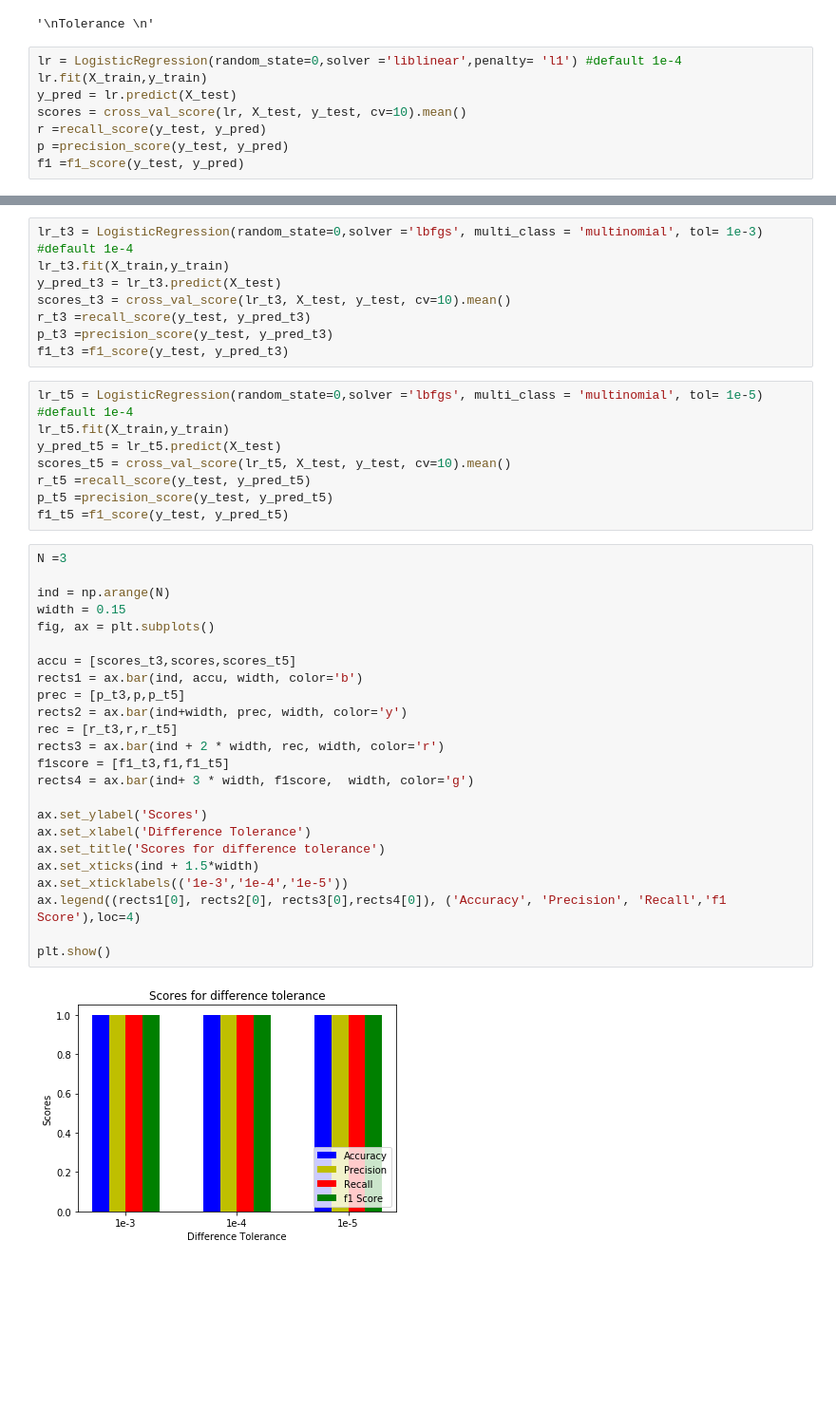
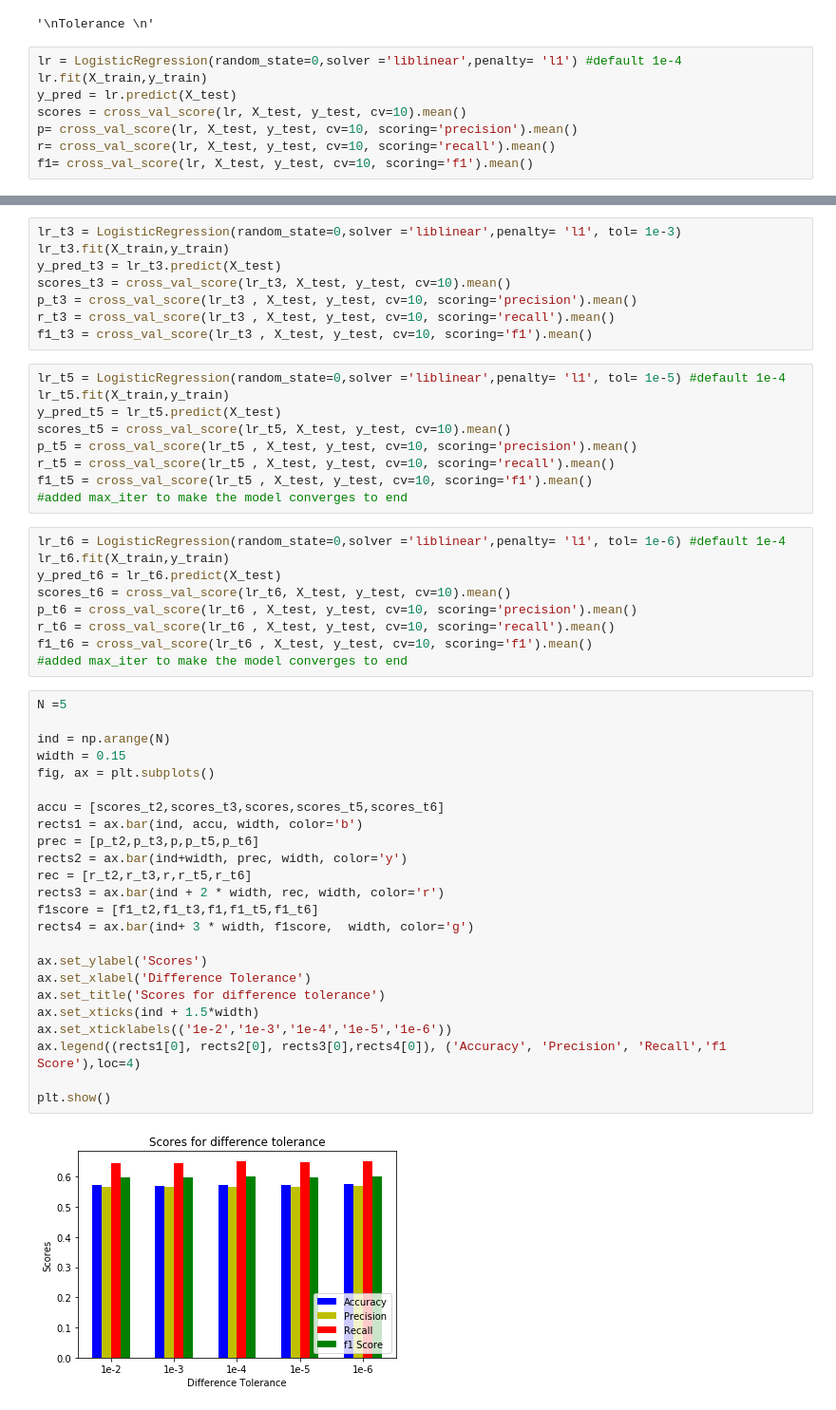
Before and after one commit to ianfawaz/CSCI4502-5502-DataMiningProject, a Jupyter notebook: Classifiers.ipynb, the cells around one changed output, grey strips where cells are left out. Shown at 95% size. Cells and saved outputs as stored; diff of their text form; blank space fills up the shorter version.

```diff
--- a/Classifiers.ipynb
+++ b/Classifiers.ipynb
@@ -194,6 +176,6 @@ lr = LogisticRegression(random_state=0,solver ='liblinear',penalty= 'l1') #defau
 lr.fit(X_train,y_train)
 y_pred = lr.predict(X_test)
 scores = cross_val_score(lr, X_test, y_test, cv=10).mean()
-r =recall_score(y_test, y_pred)
-p =precision_score(y_test, y_pred)
-f1 =f1_score(y_test, y_pred)
+p= cross_val_score(lr, X_test, y_test, cv=10, scoring='precision').mean()
+r= cross_val_score(lr, X_test, y_test, cv=10, scoring='recall').mean()
+f1= cross_val_score(lr, X_test, y_test, cv=10, scoring='f1').mean()
@@ -202,42 +190,52 @@ ValueError: Solver lbfgs supports only l2 penalties, got l1 penalty.
 # %%
-lr_t3 = LogisticRegression(random_state=0,solver ='lbfgs', multi_class = 'multinomial', tol= 1e-3) #default 1e-4
+lr_t3 = LogisticRegression(random_state=0,solver ='liblinear',penalty= 'l1', tol= 1e-3)
 lr_t3.fit(X_train,y_train)
 y_pred_t3 = lr_t3.predict(X_test)
 scores_t3 = cross_val_score(lr_t3, X_test, y_test, cv=10).mean()
-r_t3 =recall_score(y_test, y_pred_t3)
-p_t3 =precision_score(y_test, y_pred_t3)
-f1_t3 =f1_score(y_test, y_pred_t3)
+p_t3 = cross_val_score(lr_t3 , X_test, y_test, cv=10, scoring='precision').mean()
+r_t3 = cross_val_score(lr_t3 , X_test, y_test, cv=10, scoring='recall').mean()
+f1_t3 = cross_val_score(lr_t3 , X_test, y_test, cv=10, scoring='f1').mean()
 # %%
-lr_t5 = LogisticRegression(random_state=0,solver ='lbfgs', multi_class = 'multinomial', tol= 1e-5) #default 1e-4
+lr_t5 = LogisticRegression(random_state=0,solver ='liblinear',penalty= 'l1', tol= 1e-5) #default 1e-4
 lr_t5.fit(X_train,y_train)
 y_pred_t5 = lr_t5.predict(X_test)
 scores_t5 = cross_val_score(lr_t5, X_test, y_test, cv=10).mean()
-r_t5 =recall_score(y_test, y_pred_t5)
-p_t5 =precision_score(y_test, y_pred_t5)
-f1_t5 =f1_score(y_test, y_pred_t5)
+p_t5 = cross_val_score(lr_t5 , X_test, y_test, cv=10, scoring='precision').mean()
+r_t5 = cross_val_score(lr_t5 , X_test, y_test, cv=10, scoring='recall').mean()
+f1_t5 = cross_val_score(lr_t5 , X_test, y_test, cv=10, scoring='f1').mean()
+#added max_iter to make the model converges to end
+# %%
+lr_t6 = LogisticRegression(random_state=0,solver ='liblinear',penalty= 'l1', tol= 1e-6) #default 1e-4
+lr_t6.fit(X_train,y_train)
+y_pred_t6 = lr_t6.predict(X_test)
+scores_t6 = cross_val_score(lr_t6, X_test, y_test, cv=10).mean()
+p_t6 = cross_val_score(lr_t6 , X_test, y_test, cv=10, scoring='precision').mean()
+r_t6 = cross_val_score(lr_t6 , X_test, y_test, cv=10, scoring='recall').mean()
+f1_t6 = cross_val_score(lr_t6 , X_test, y_test, cv=10, scoring='f1').mean()
+#added max_iter to make the model converges to end
 # %%
-N =3
+N =5
 
 ind = np.arange(N)
 width = 0.15
 fig, ax = plt.subplots()
 
-accu = [scores_t3,scores,scores_t5]
+accu = [scores_t2,scores_t3,scores,scores_t5,scores_t6]
 rects1 = ax.bar(ind, accu, width, color='b')
-prec = [p_t3,p,p_t5]
+prec = [p_t2,p_t3,p,p_t5,p_t6]
 rects2 = ax.bar(ind+width, prec, width, color='y')
-rec = [r_t3,r,r_t5]
+rec = [r_t2,r_t3,r,r_t5,r_t6]
 rects3 = ax.bar(ind + 2 * width, rec, width, color='r')
-f1score = [f1_t3,f1,f1_t5]
+f1score = [f1_t2,f1_t3,f1,f1_t5,f1_t6]
 rects4 = ax.bar(ind+ 3 * width, f1score,  width, color='g')
 
 ax.set_ylabel('Scores')
 ax.set_xlabel('Difference Tolerance')
 ax.set_title('Scores for difference tolerance')
 ax.set_xticks(ind + 1.5*width)
-ax.set_xticklabels(('1e-3','1e-4','1e-5'))
+ax.set_xticklabels(('1e-2','1e-3','1e-4','1e-5','1e-6'))
 ax.legend((rects1[0], rects2[0], rects3[0],rects4[0]), ('Accuracy', 'Precision', 'Recall','f1 Score'),loc=4)
 
 plt.show()
 # %% [output]
-[figure, old version]
+[figure, new version]
```
Also changed, not shown: parts of 24 cells of this notebook.
